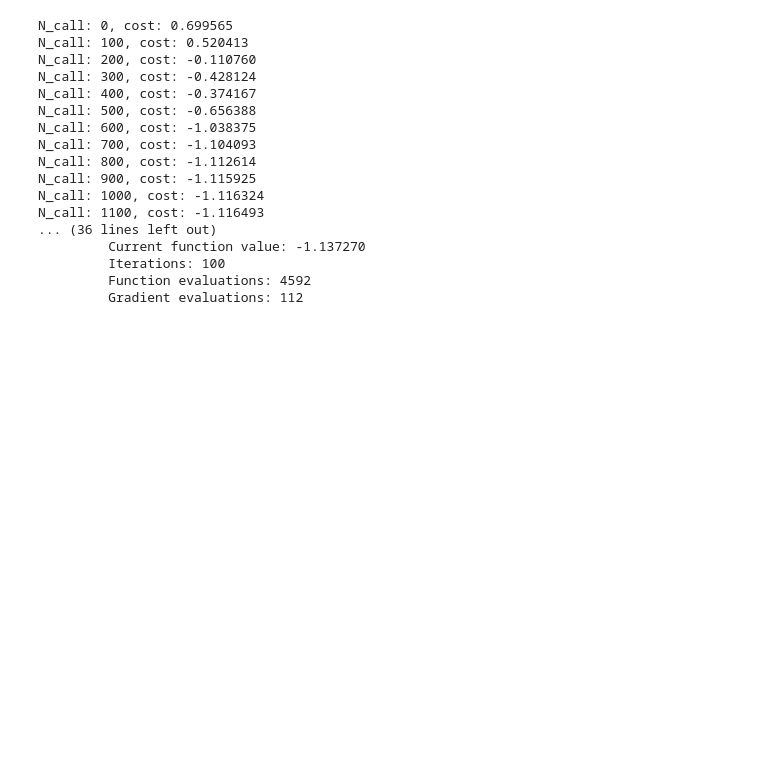
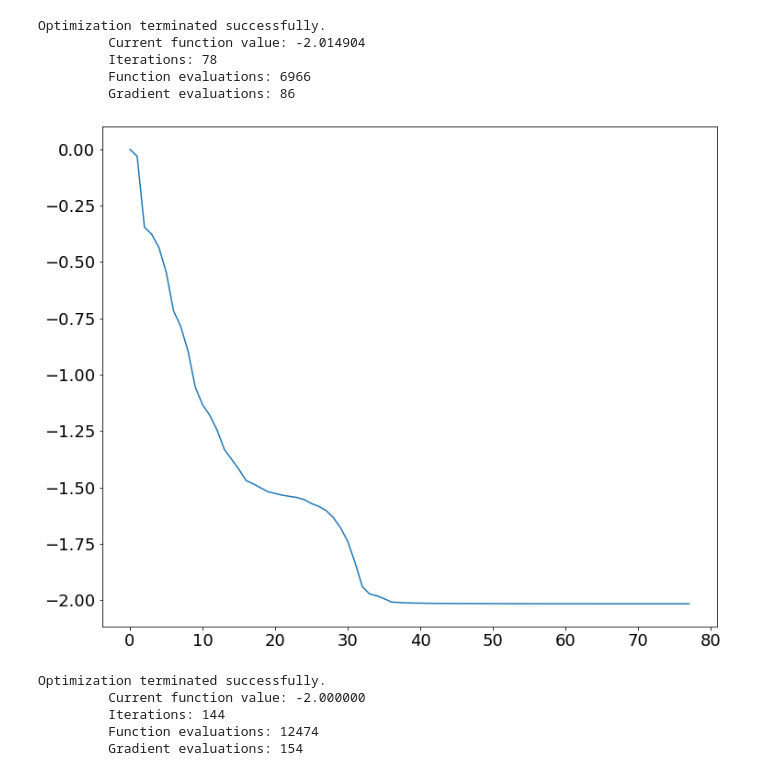
Before and after one commit to dchung0741/Quantum-Circuits, a Jupyter notebook: H2_VQE.ipynb, the cells around one changed output. Saved outputs shown, nothing was run; the diff lists cells and outputs as text; code cells hidden in the pictures; blank space fills up the shorter version.

```diff
--- a/H2_VQE.ipynb
+++ b/H2_VQE.ipynb
@@ -87,0 +198,21 @@ def cost(theta_list):
+# %%
+plt.rcParams["font.size"] = 18
+plt.rcParams["figure.figsize"] = (12, 10)
+
+# plt.plot(H0_hist, color="red", label="VQE Ground State")
+# plt.plot(H1_hist, color="blue", label="VQE 1st Excited")
+# plt.plot(H2_hist, color="green", label="VQE 1st Excited")
+
+for i, E in enumerate(sorted(eigvals(Hamiltonian).real)):
+
+    if i < H_hist.shape[0]:
+        plt.plot(H_hist[i])
+
+    plt.plot(range(H_hist.shape[1]), [E] * H_hist.shape[1], linestyle="dashed", color="grey")
+
+plt.xlabel("Iteration")
+plt.ylabel("Energy expectation value")
+plt.xlim(0, H_hist.shape[1])
+# plt.legend()
+plt.grid()
+plt.show()
@@ -87,0 +223,9 @@ def cost(theta_list):
+# %%
+nsites = 2
+U = 3.0
+J = 1.0 * 87
+
+hubbard = of.fermi_hubbard(x_dimension=nsites, y_dimension=1, tunneling=-J, coulomb=U, periodic=False)
+hubbard = jordan_wigner(hubbard)
+n_qubit_hf = 4
+hubbard_matrix_form = Hamiltonian_matrix_form(hubbard, n_qubit_hf)
@@ -88,23 +253,31 @@ def cost(theta_list):
+# %%
+control_gate_memory_hf = {}
+theta_list_hf = np.random.random(2 * n_qubit_hf * (depth + 1)) * 1e-1
+in_state_0_hf = generate_basis(n_qubit_hf)[0].matrix_rep
+cost_hf = lambda theta_list: H_Exp(Hamiltonian = hubbard_matrix_form, n_qubit = n_qubit_hf, depth = depth, theta_list=theta_list, in_state=in_state_0_hf, control_gate_memory=control_gate_memory_hf)
+cost_history_hf = []
+options = {"disp": True}
+#N_call = 0
+res_hf = minimize(fun = cost_hf, x0 = theta_list_hf, method = "BFGS", callback = lambda x: cost_history_hf.append(cost_hf(x)), options = options)
+# %% [output]
+Optimization terminated successfully.
+         Current function value: -2.014904
+         Iterations: 78
+         Function evaluations: 6966
+         Gradient evaluations: 86
+# %%
+plt.plot(cost_history_hf)
+plt.show()
+# %% [output]
+[figure, added]
 # %%
-cost_history = []
-options = {"disp": True, "maxiter": 100, "gtol": 1e-6}
-N_call = 0
-res = minimize(fun = cost, x0 = theta_list, method = "BFGS", callback = lambda x: cost_history.append(cost(x)), options=options)
+theta_list_hf_2 = np.random.random(2 * n_qubit_hf * (depth + 1)) * 1e-1
+cost_history_hf_2 = []
+options = {"disp": True}
+res_hf_2 = minimize(fun = cost_hf, x0 = theta_list_hf_2, method = "BFGS", callback = lambda x: cost_history_hf_2.append(cost_hf(x)), options = options)
 # %% [output]
-N_call: 0, cost: 0.699565
-N_call: 100, cost: 0.520413
-N_call: 200, cost: -0.110760
-N_call: 300, cost: -0.428124
-N_call: 400, cost: -0.374167
-N_call: 500, cost: -0.656388
-N_call: 600, cost: -1.038375
-N_call: 700, cost: -1.104093
-N_call: 800, cost: -1.112614
-N_call: 900, cost: -1.115925
-N_call: 1000, cost: -1.116324
-N_call: 1100, cost: -1.116493
-... (36 lines left out)
-         Current function value: -1.137270
-         Iterations: 100
-         Function evaluations: 4592
-         Gradient evaluations: 112
+Optimization terminated successfully.
+         Current function value: -2.000000
+         Iterations: 144
+         Function evaluations: 12474
+         Gradient evaluations: 154
```
Also changed, not shown: parts of 19 cells of this notebook, 11 other files.
